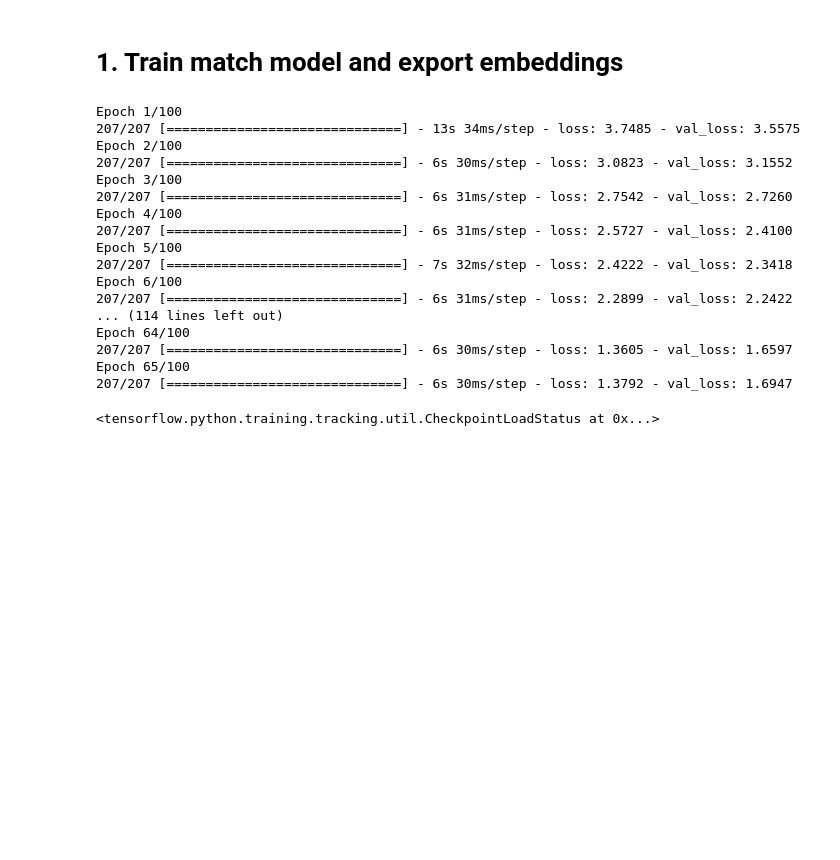
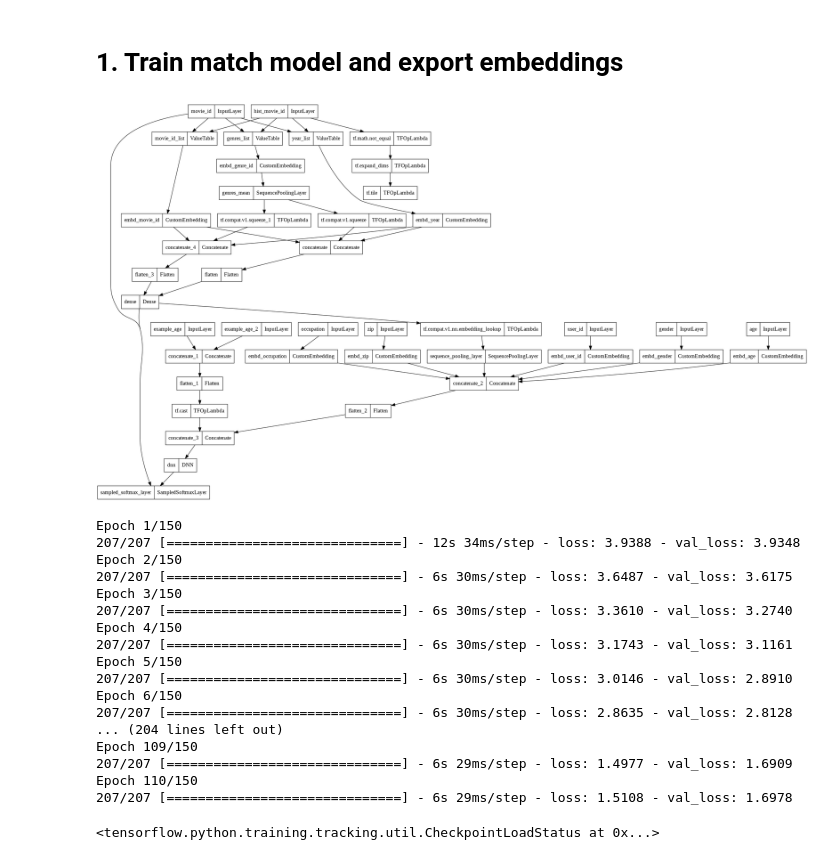
Before and after one commit to Wp-Zhang/HandyRec, a Jupyter notebook: examples/YouTubeDNN.ipynb, the cells around one changed output. Saved outputs shown, nothing was run; the diff lists cells and outputs as text; code cells hidden in the pictures; blank space fills up the shorter version.

```diff
--- a/examples/YouTubeDNN.ipynb
+++ b/examples/YouTubeDNN.ipynb
@@ -118,18 +110,36 @@ match_user_sparse_feats = ['user_id','gender','age','occupation','zip']
+# %%
+feat_pool1 = FeaturePool()
+# %%
+match_item_features = [DenseFeature(x) for x in match_item_dense_feats] +\
+                [SparseFeature(x, match_feature_dim[x], MATCH_EMBEDDING_DIM) for x in match_item_sparse_feats] +\
+                [SparseSeqFeature(SparseFeature('genre_id', 19, MATCH_EMBEDDING_DIM), 'genres',6)]
+item_feature_group = EmbdFeatureGroup(
+    name='item',
+    id_name='movie_id',
+    features=match_item_features,
+    feature_pool=feat_pool1,
+    value_dict=all_item_model_input,
+    embd_dim=MATCH_EMBEDDING_DIM
+)
 # %%
-match_user_features = [SparseFeature(x, match_feature_dim[x], MATCH_EMBEDDING_DIM) for x in match_user_sparse_feats] +\
-                [DenseFeature(x) for x in match_user_dense_feats] +\
-                [SparseSeqFeature(SparseFeature('movie_id', match_feature_dim['movie_id'], MATCH_EMBEDDING_DIM), 'hist_movie_id',SEQ_LEN)]
-match_item_id = SparseFeature('movie_id', match_feature_dim['movie_id'], MATCH_EMBEDDING_DIM)
+match_user_features = [DenseFeature(x) for x in match_user_dense_feats] +\
+                [SparseFeature(x, match_feature_dim[x], MATCH_EMBEDDING_DIM) for x in match_user_sparse_feats] +\
+                [SparseSeqFeature(item_feature_group, 'hist_movie_id',SEQ_LEN)]
+user_feature_group = FeatureGroup('user', match_user_features, feat_pool1)
 # %%
 match_model = YouTubeMatchDNN(
-    match_user_features, match_item_id,
-    dnn_hidden_units=(512,256,128,MATCH_EMBEDDING_DIM),
+    user_feature_group, item_feature_group,
+    dnn_hidden_units=(512,256,MATCH_EMBEDDING_DIM),
     dnn_dropout=0.1,
     dnn_bn=True,
     num_sampled=100
 )
+# %%
+plot_model(match_model)
+# %% [output]
+[figure, added]
 # %%
-match_model.compile(optimizer=tf.keras.optimizers.Adam(lr=5e-4), loss=sampledsoftmaxloss)
+match_model.compile(optimizer=tf.keras.optimizers.Adam(lr=1e-4), loss=sampledsoftmaxloss)
 early_stop = tf.keras.callbacks.EarlyStopping(monitor='val_loss', patience=20)
 checkpoint = tf.keras.callbacks.ModelCheckpoint(
     filepath='./match_checkpoint/',
@@ -139,28 +149,28 @@ checkpoint = tf.keras.callbacks.ModelCheckpoint(
     save_best_only=True)
 history = match_model.fit(match_train, match_train_label,
                             batch_size=BATCH_SIZE,
-                            epochs=100,
+                            epochs=150,
                             verbose=1,
                             validation_split=0.1,
                             callbacks=[early_stop,checkpoint])
 # %% [output]
-Epoch 1/100
-207/207 [==============================] - 13s 34ms/step - loss: 3.7485 - val_loss: 3.5575
-Epoch 2/100
-207/207 [==============================] - 6s 30ms/step - loss: 3.0823 - val_loss: 3.1552
-Epoch 3/100
-207/207 [==============================] - 6s 31ms/step - loss: 2.7542 - val_loss: 2.7260
-Epoch 4/100
-207/207 [==============================] - 6s 31ms/step - loss: 2.5727 - val_loss: 2.4100
-Epoch 5/100
-207/207 [==============================] - 7s 32ms/step - loss: 2.4222 - val_loss: 2.3418
-Epoch 6/100
-207/207 [==============================] - 6s 31ms/step - loss: 2.2899 - val_loss: 2.2422
-... (114 lines left out)
-Epoch 64/100
-207/207 [==============================] - 6s 30ms/step - loss: 1.3605 - val_loss: 1.6597
-Epoch 65/100
-207/207 [==============================] - 6s 30ms/step - loss: 1.3792 - val_loss: 1.6947
+Epoch 1/150
+207/207 [==============================] - 12s 34ms/step - loss: 3.9388 - val_loss: 3.9348
+Epoch 2/150
+207/207 [==============================] - 6s 30ms/step - loss: 3.6487 - val_loss: 3.6175
+Epoch 3/150
+207/207 [==============================] - 6s 30ms/step - loss: 3.3610 - val_loss: 3.2740
+Epoch 4/150
+207/207 [==============================] - 6s 30ms/step - loss: 3.1743 - val_loss: 3.1161
+Epoch 5/150
+207/207 [==============================] - 6s 30ms/step - loss: 3.0146 - val_loss: 2.8910
+Epoch 6/150
+207/207 [==============================] - 6s 30ms/step - loss: 2.8635 - val_loss: 2.8128
+... (204 lines left out)
+Epoch 109/150
+207/207 [==============================] - 6s 29ms/step - loss: 1.4977 - val_loss: 1.6909
+Epoch 110/150
+207/207 [==============================] - 6s 29ms/step - loss: 1.5108 - val_loss: 1.6978
 # %%
 match_model.load_weights('./match_checkpoint/')
 # %% [output]
```
Also changed, not shown: parts of 23 cells of this notebook, 1 other file.
